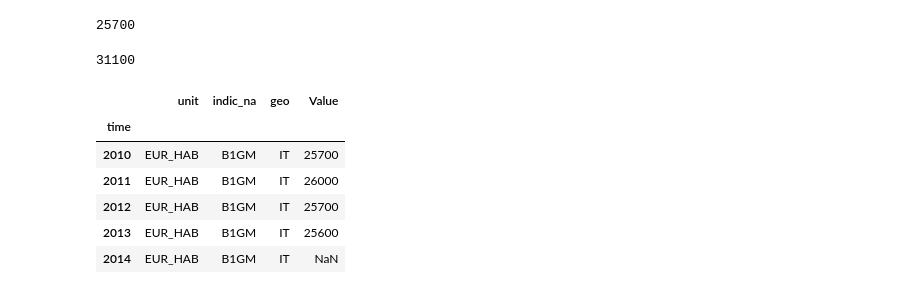
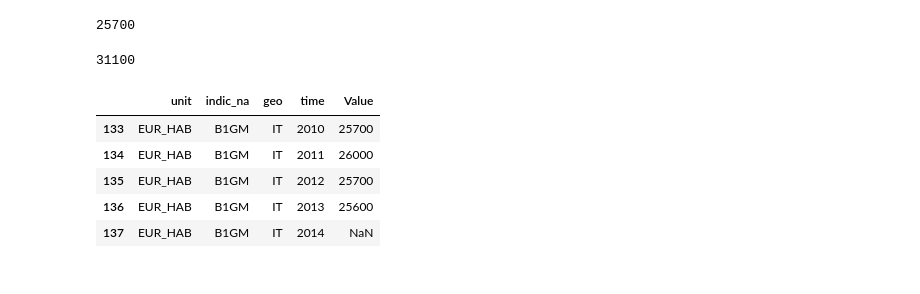
Before and after one commit to 26fe/jsonstat.py, a Jupyter notebook: examples-notebooks/eurostat.ipynb, the cells around one changed output. Saved outputs shown, nothing was run; the diff lists cells and outputs as text; code cells hidden in the pictures.

```diff
--- a/examples-notebooks/eurostat.ipynb
+++ b/examples-notebooks/eurostat.ipynb
@@ -120,8 +121,7 @@ else:
 # %% [output]
 using alredy donwloaded file /Users/26fe_nas/prj.python/jsonstat.py/tests/fixtures/eurostat/eurostat-name_gpd_c-geo_IT_FR.json
 # %%
-collection_2 = jsonstat.JsonStatCollection()
-collection_2.from_file(file_path_2)
+collection_2 = jsonstat.from_file(file_path_2)
 nama_gdp_c_2 = collection_2.dataset('nama_gdp_c')
 nama_gdp_c_2
 # %% [output]
@@ -149,13 +149,12 @@ nama_gdp_c_2.value(time='2012',geo='FR')
 # %% [output]
 31100
 # %%
-df_2 = nama_gdp_c_2.to_data_frame('time', content='id')
+df_2 = nama_gdp_c_2.to_table(content='id',rtype=pd.DataFrame)
 df_2.tail()
 # %% [output]
-|  | unit | indic_na | geo | Value |
-| time |  |  |  |  |
-| 2010 | EUR_HAB | B1GM | IT | 25700 |
-| 2011 | EUR_HAB | B1GM | IT | 26000 |
-| 2012 | EUR_HAB | B1GM | IT | 25700 |
-| 2013 | EUR_HAB | B1GM | IT | 25600 |
-| 2014 | EUR_HAB | B1GM | IT | NaN |
+|  | unit | indic_na | geo | time | Value |
+| 133 | EUR_HAB | B1GM | IT | 2010 | 25700 |
+| 134 | EUR_HAB | B1GM | IT | 2011 | 26000 |
+| 135 | EUR_HAB | B1GM | IT | 2012 | 25700 |
+| 136 | EUR_HAB | B1GM | IT | 2013 | 25600 |
+| 137 | EUR_HAB | B1GM | IT | 2014 | NaN |
```
Also changed, not shown: parts of 7 cells of this notebook, 1 other file.
